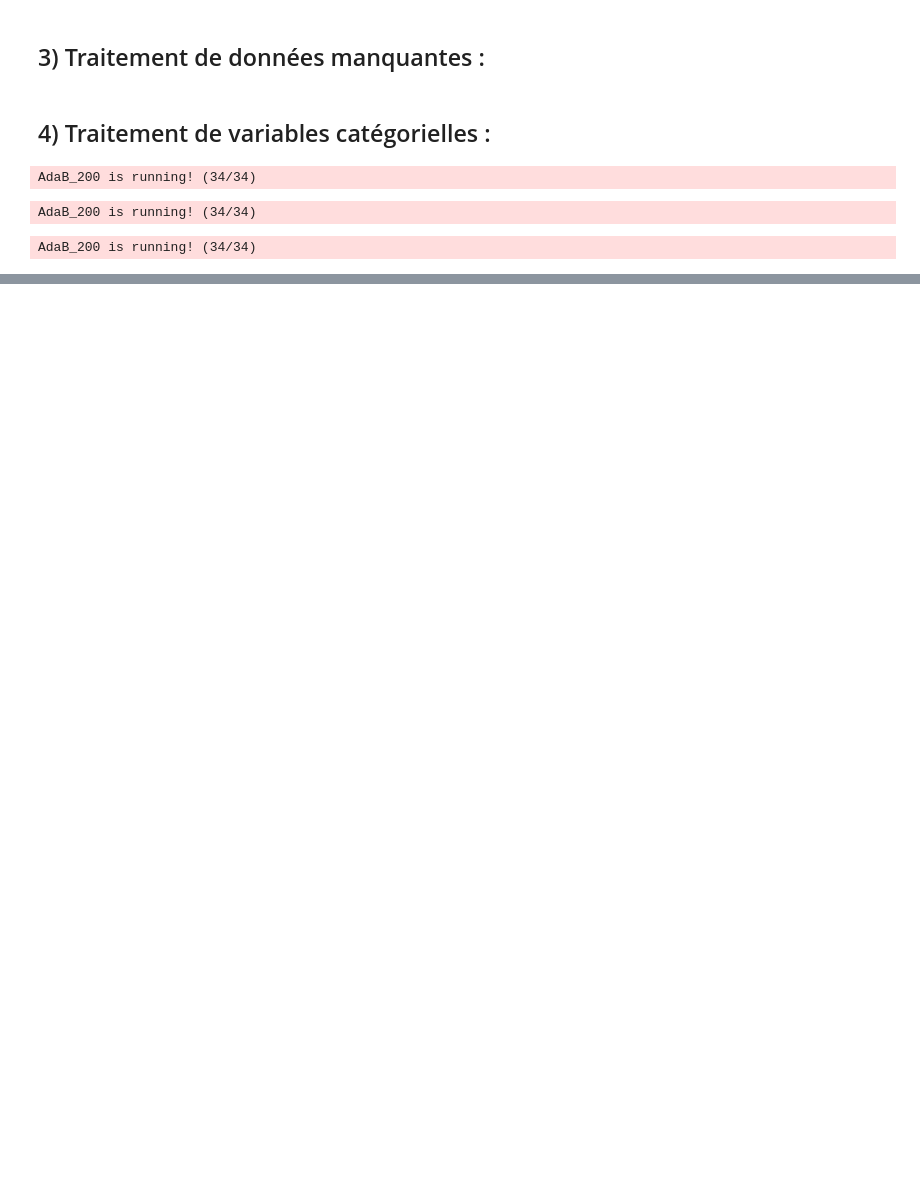
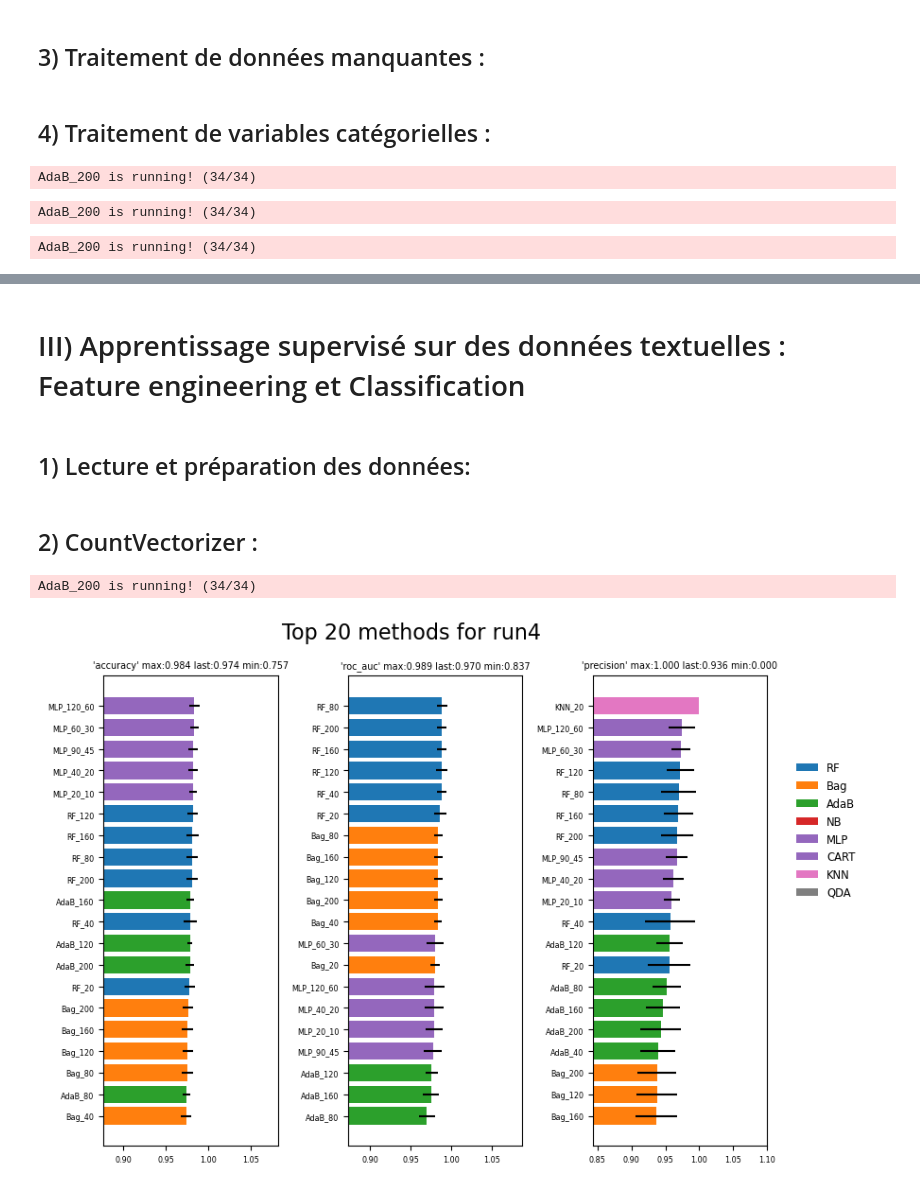
Before and after one commit to tyrosine-rex/tp_taa_apprentissage_supervisee, a Jupyter notebook: source/tp.ipynb, the cells around one changed output, grey strips where cells are left out. Saved outputs shown, nothing was run; the diff lists cells and outputs as text; code cells hidden in the pictures; blank space fills up the shorter version.

```diff
--- a/source/tp.ipynb
+++ b/source/tp.ipynb
@@ -863,0 +877,29 @@ result_run_clfs(run3_mm, "run3_mm", 20, ["accuracy", "roc_auc"], color_dict= COL
+# %% [markdown]
+# III) Apprentissage supervisé sur des données textuelles : Feature engineering et Classification
+# %% [markdown]
+## 1) Lecture et préparation des données:
+# %%
+from sklearn.feature_extraction.text import CountVectorizer
+
+df_spam = pd.read_csv("../data/SMSSpamCollection.data", sep = "\t", header = None)
+df_spam = df_spam.rename(columns = {0 : "status", 1 : "value"})
+
+
+Y = df_spam["status"].values
+X = df_spam["value"].values
+Y[Y == "spam"] = 1
+Y[Y == "ham"] = 0
+Y = Y.astype(np.int64)
+# %% [markdown]
+## 2) CountVectorizer :
+# %%
+vectorizer = CountVectorizer(stop_words='english', min_df = 10)
+
+X_vec = vectorizer.fit_transform(X)
+X_vec = X_vec.toarray()
+
+run4 = run_classifiers(CLASSIFIERS, X_vec, Y)
+result_run_clfs(run4, "run4", 20, ["accuracy", "roc_auc", "precision"], color_dict= COLOR_CLFS)
+# %% [output]
+AdaB_200 is running! (34/34)
+[figure, added]
```
Also changed, not shown: parts of 18 cells of this notebook.
